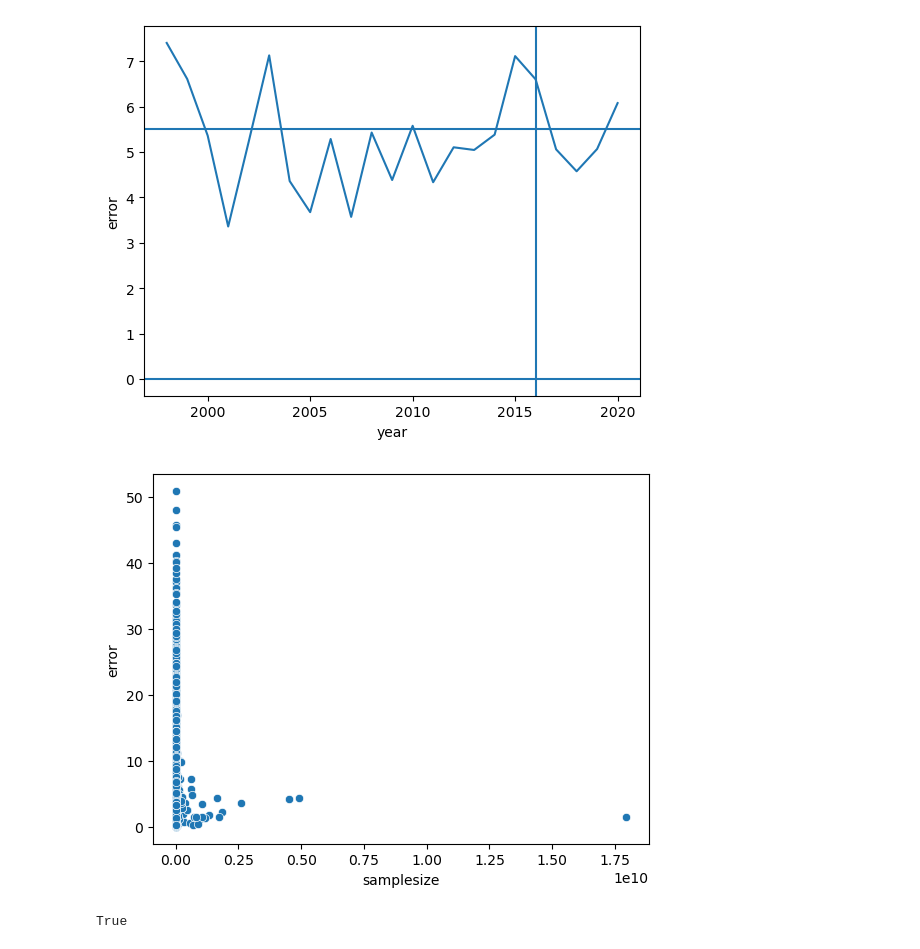
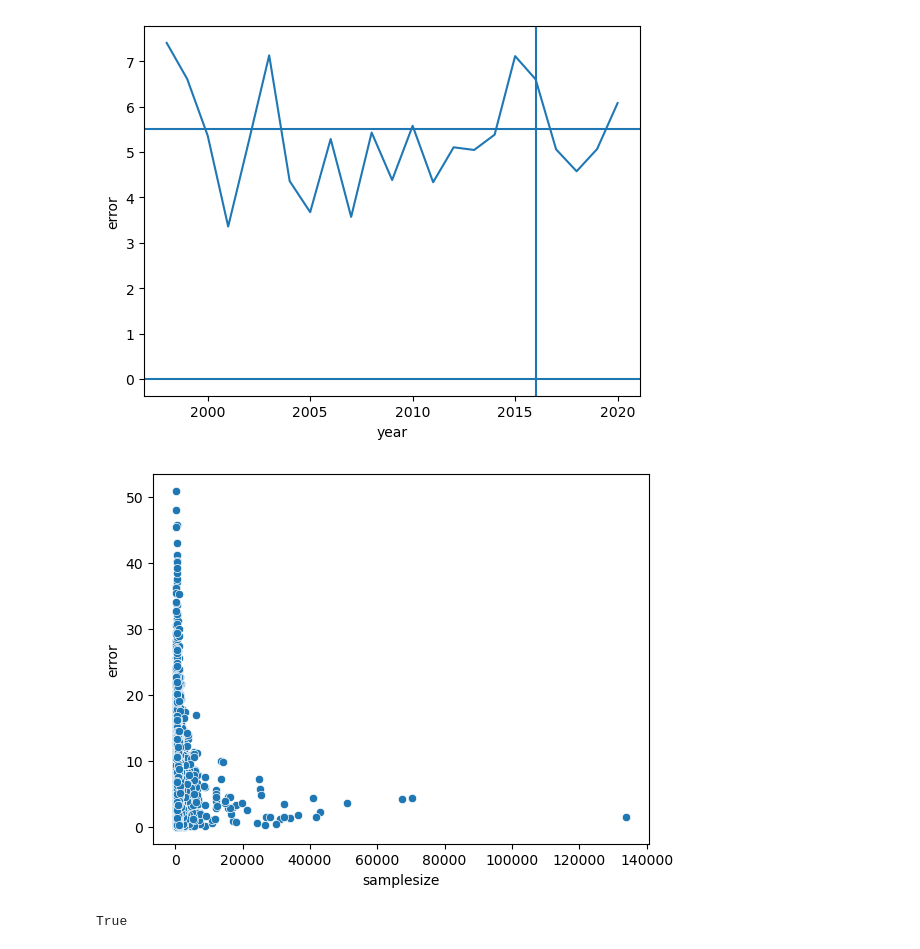
Before and after one commit to vijay-ravuri/poll-accuracy-modeling, a Jupyter notebook: code/starter_vijay.ipynb, the cells around one changed output. Cells and saved outputs as stored; diff of their text form; code cells hidden in the pictures.

```diff
--- a/code/starter_vijay.ipynb
+++ b/code/starter_vijay.ipynb
@@ -255,9 +255,9 @@ plt.axvline(x = 2016);
 # %% [output]
 [figure]
 # %%
-sns.scatterplot(x = polls['samplesize'] ** 2, y = polls['error']);
+sns.scatterplot(x = polls['samplesize'], y = polls['error']);
 # %% [output]
-[figure, old version]
+[figure, new version]
 # %%
 polls['question_id'].value_counts().shape[0] == polls.shape[0]
 # %% [output]
```
Also changed, not shown: parts of 21 cells of this notebook.
